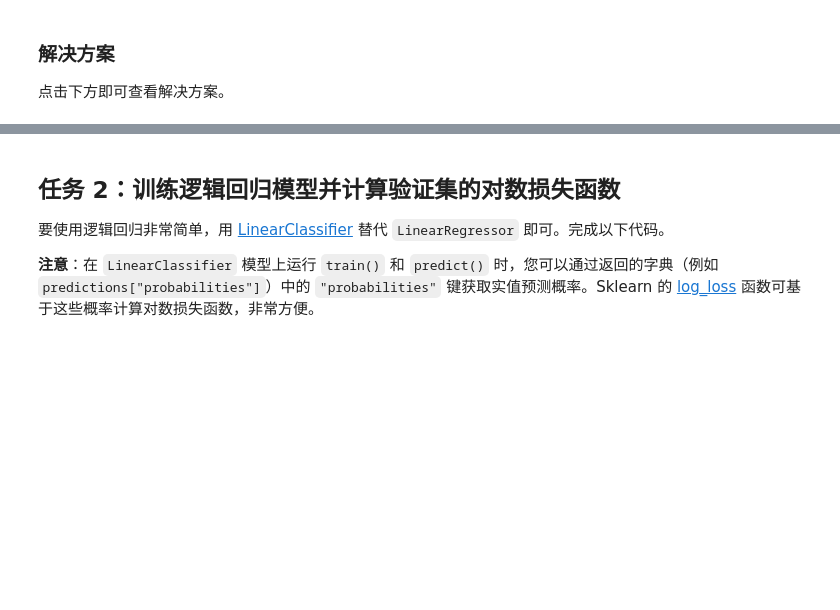
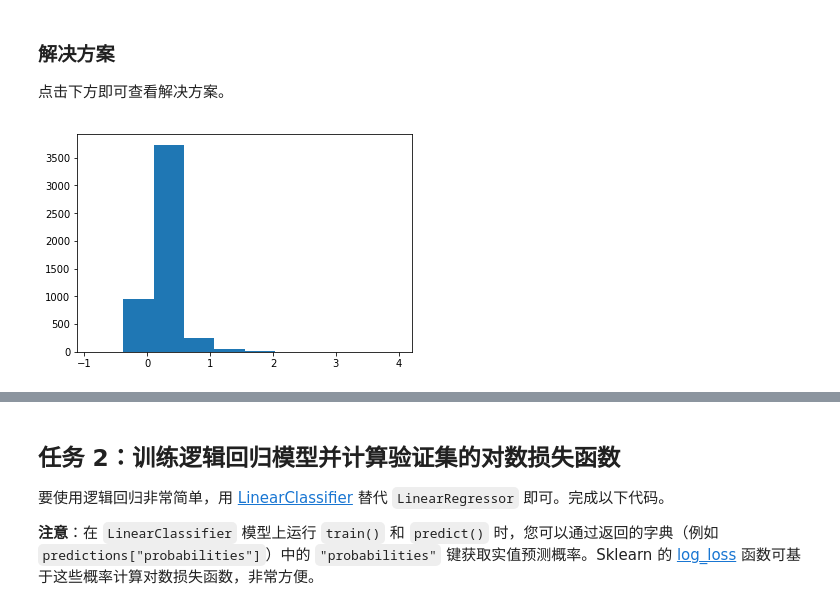
Before and after one commit to Baileyswu/google-tensorflow-tutor, a Jupyter notebook: 7. logistic_regression.ipynb, the cells around one changed output, grey strips where cells are left out. Drawn from its saved outputs; the diff is of its cells as text; code cells hidden in the pictures; blank space fills up the shorter version.

```diff
--- a/7. logistic_regression.ipynb
+++ b/7. logistic_regression.ipynb
@@ -206,17 +247,20 @@ def train_linear_regressor_model(
   )
 
   # Create input functions.
-  training_input_fn = lambda: my_input_fn(training_examples,
-                                          training_targets["median_house_value_is_high"],
-                                          batch_size=batch_size)
-  predict_training_input_fn = lambda: my_input_fn(training_examples,
-                                                  training_targets["median_house_value_is_high"],
-                                                  num_epochs=1,
-                                                  shuffle=False)
-  predict_validation_input_fn = lambda: my_input_fn(validation_examples,
-                                                    validation_targets["median_house_value_is_high"],
-                                                    num_epochs=1,
-                                                    shuffle=False)
+  training_input_fn = lambda: my_input_fn(
+    training_examples,
+    training_targets["median_house_value_is_high"],
+    batch_size=batch_size)
+  predict_training_input_fn = lambda: my_input_fn(
+    training_examples,
+    training_targets["median_house_value_is_high"],
+    num_epochs=1,
+    shuffle=False)
+  predict_validation_input_fn = lambda: my_input_fn(
+    validation_examples,
+    validation_targets["median_house_value_is_high"],
+    num_epochs=1,
+    shuffle=False)
 
   # Train the model, but do so inside a loop so that we can periodically assess
   # loss metrics.
@@ -289,12 +352,15 @@ $$Log Loss = \sum_{(x,y)\in D} -y \cdot log(y_{pred}) - (1 - y) \cdot log(1 - y_
 
 点击下方即可查看解决方案。
 # %%
-predict_validation_input_fn = lambda: my_input_fn(validation_examples,
-                                                  validation_targets["median_house_value_is_high"],
-                                                  num_epochs=1,
-                                                  shuffle=False)
+predict_validation_input_fn = lambda: my_input_fn(
+    validation_examples,
+    validation_targets["median_house_value_is_high"],
+    num_epochs=1,
+    shuffle=False)
 
 validation_predictions = linear_regressor.predict(input_fn=predict_validation_input_fn)
 validation_predictions = np.array([item['predictions'][0] for item in validation_predictions])
 
 _ = plt.hist(validation_predictions)
+# %% [output]
+[figure, added]
```
Also changed, not shown: parts of 11 cells of this notebook, 3 other files.
